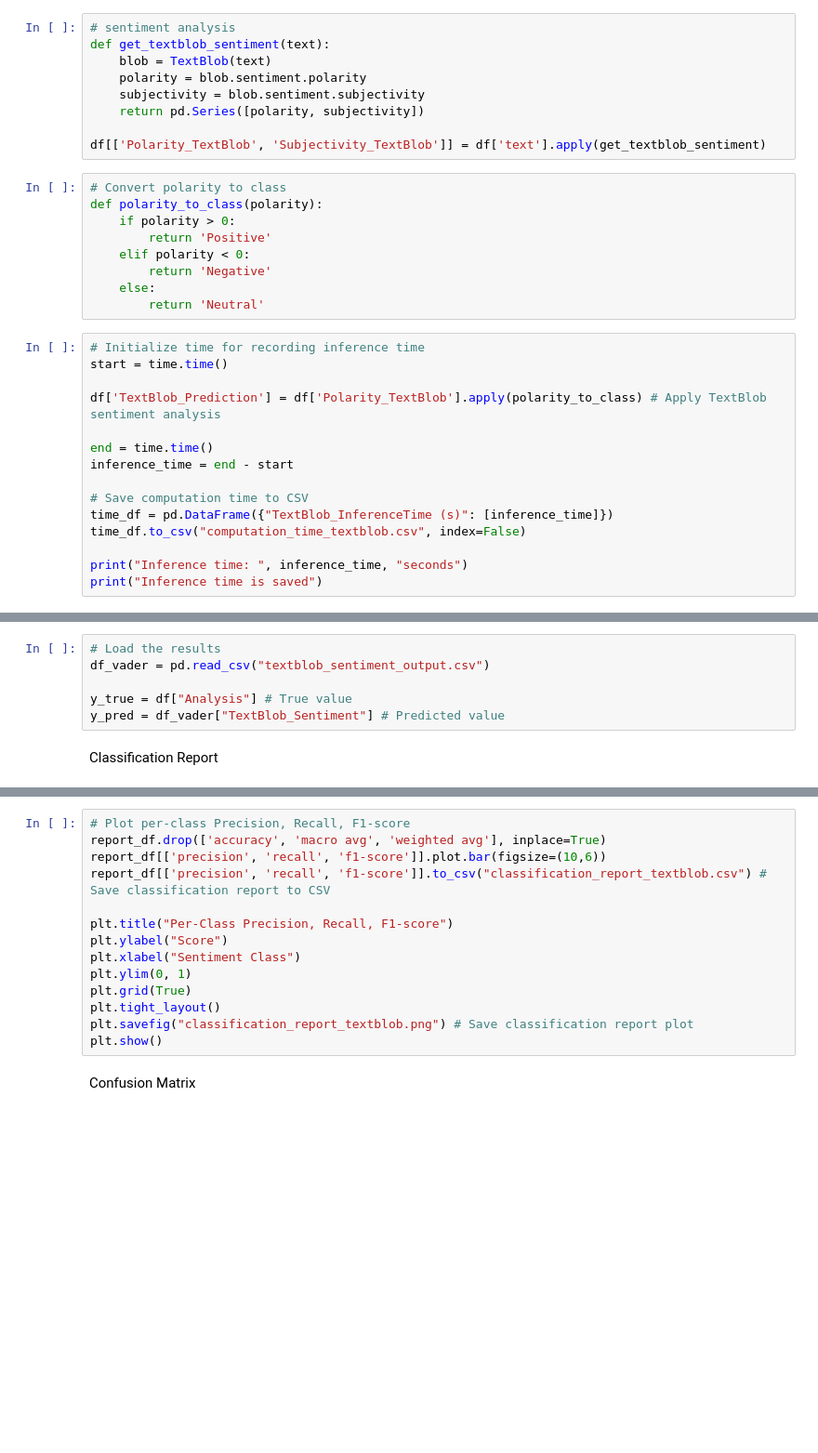
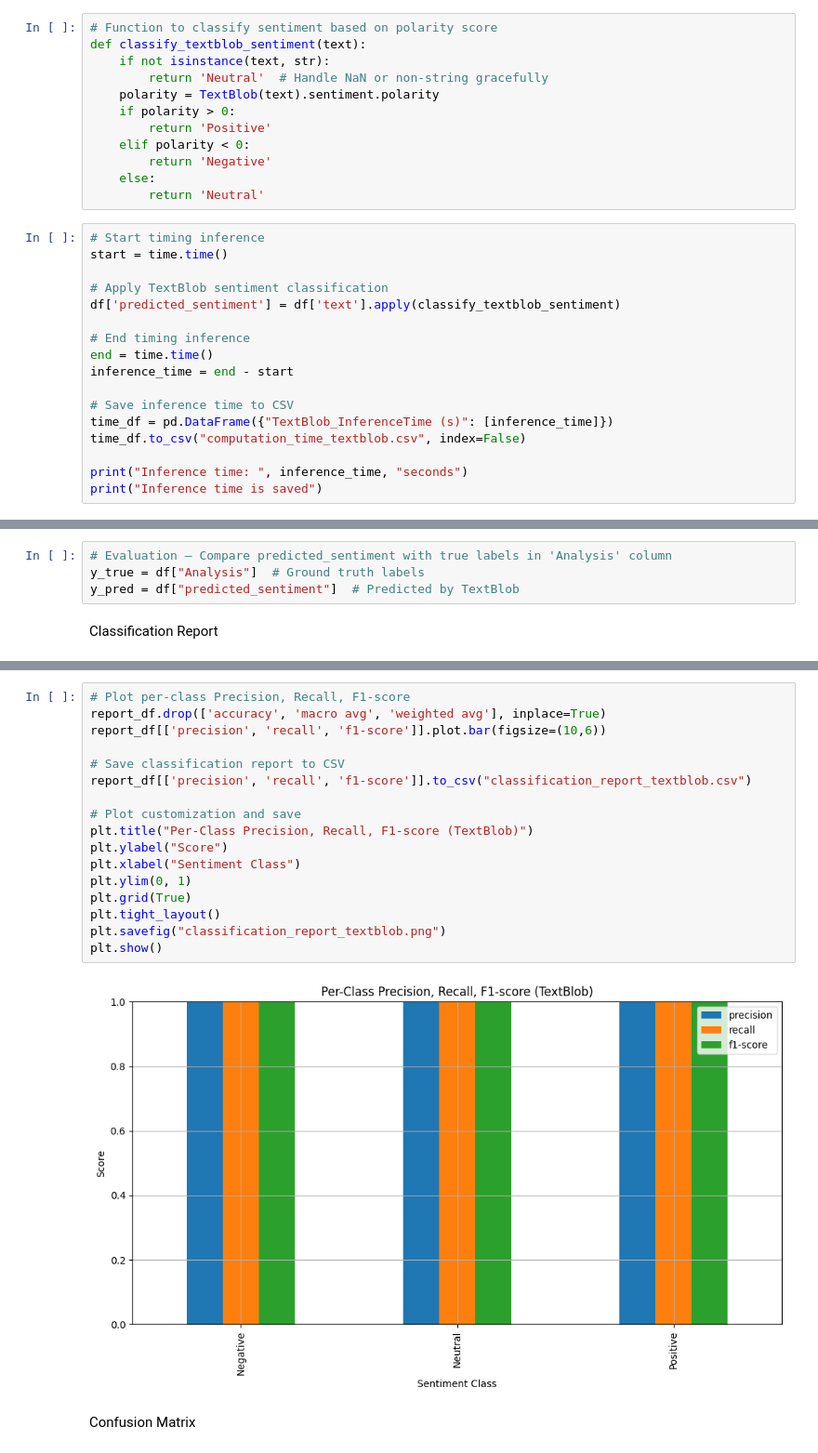
Before and after one commit to Winnee0305/COVID-Sentiment-Analysis, a Jupyter notebook: src/model/textblob/textblob.ipynb, the cells around one changed output, grey strips where cells are left out. Shown: that part at 93% size. Cells and saved outputs as stored; diff of their text form; blank space fills up the shorter version.

```diff
--- a/src/model/textblob/textblob.ipynb
+++ b/src/model/textblob/textblob.ipynb
@@ -19,15 +51,9 @@ print(df.head())
-# %%
-# sentiment analysis
-def get_textblob_sentiment(text):
-    blob = TextBlob(text)
-    polarity = blob.sentiment.polarity
-    subjectivity = blob.sentiment.subjectivity
-    return pd.Series([polarity, subjectivity])
-
-df[['Polarity_TextBlob', 'Subjectivity_TextBlob']] = df['text'].apply(get_textblob_sentiment)
 # %%
-# Convert polarity to class
-def polarity_to_class(polarity):
+# Function to classify sentiment based on polarity score
+def classify_textblob_sentiment(text):
+    if not isinstance(text, str):
+        return 'Neutral'  # Handle NaN or non-string gracefully
+    polarity = TextBlob(text).sentiment.polarity
     if polarity > 0:
         return 'Positive'
     elif polarity < 0:
@@ -35,15 +61,17 @@ def polarity_to_class(polarity):
     else:
         return 'Neutral'
 # %%
-# Initialize time for recording inference time
+# Start timing inference
 start = time.time()
 
-df['TextBlob_Prediction'] = df['Polarity_TextBlob'].apply(polarity_to_class) # Apply TextBlob sentiment analysis
+# Apply TextBlob sentiment classification
+df['predicted_sentiment'] = df['text'].apply(classify_textblob_sentiment)
 
+# End timing inference
 end = time.time()
 inference_time = end - start
 
-# Save computation time to CSV
+# Save inference time to CSV
 time_df = pd.DataFrame({"TextBlob_InferenceTime (s)": [inference_time]})
 time_df.to_csv("computation_time_textblob.csv", index=False)
 
@@ -64,11 +95,9 @@ print("Output length:", len(result_df))
 # %% [markdown]
 Evaluation
 # %%
-# Load the results
-df_vader = pd.read_csv("textblob_sentiment_output.csv")
-
-y_true = df["Analysis"] # True value
-y_pred = df_vader["TextBlob_Sentiment"] # Predicted value
+# Evaluation — Compare predicted_sentiment with true labels in 'Analysis' column
+y_true = df["Analysis"]  # Ground truth labels
+y_pred = df["predicted_sentiment"]  # Predicted by TextBlob
 # %% [markdown]
 Classification Report
 # %%
@@ -77,17 +107,22 @@ report_df = pd.DataFrame(report).transpose()
 # %%
 # Plot per-class Precision, Recall, F1-score
 report_df.drop(['accuracy', 'macro avg', 'weighted avg'], inplace=True)
 report_df[['precision', 'recall', 'f1-score']].plot.bar(figsize=(10,6))
-report_df[['precision', 'recall', 'f1-score']].to_csv("classification_report_textblob.csv") # Save classification report to CSV
 
-plt.title("Per-Class Precision, Recall, F1-score")
+# Save classification report to CSV
+report_df[['precision', 'recall', 'f1-score']].to_csv("classification_report_textblob.csv")
+
+# Plot customization and save
+plt.title("Per-Class Precision, Recall, F1-score (TextBlob)")
 plt.ylabel("Score")
 plt.xlabel("Sentiment Class")
 plt.ylim(0, 1)
 plt.grid(True)
 plt.tight_layout()
-plt.savefig("classification_report_textblob.png") # Save classification report plot
+plt.savefig("classification_report_textblob.png")
 plt.show()
+# %% [output]
+[figure, added]
 # %% [markdown]
 Confusion Matrix
 # %%
```
Also changed, not shown: parts of 7 cells of this notebook.
